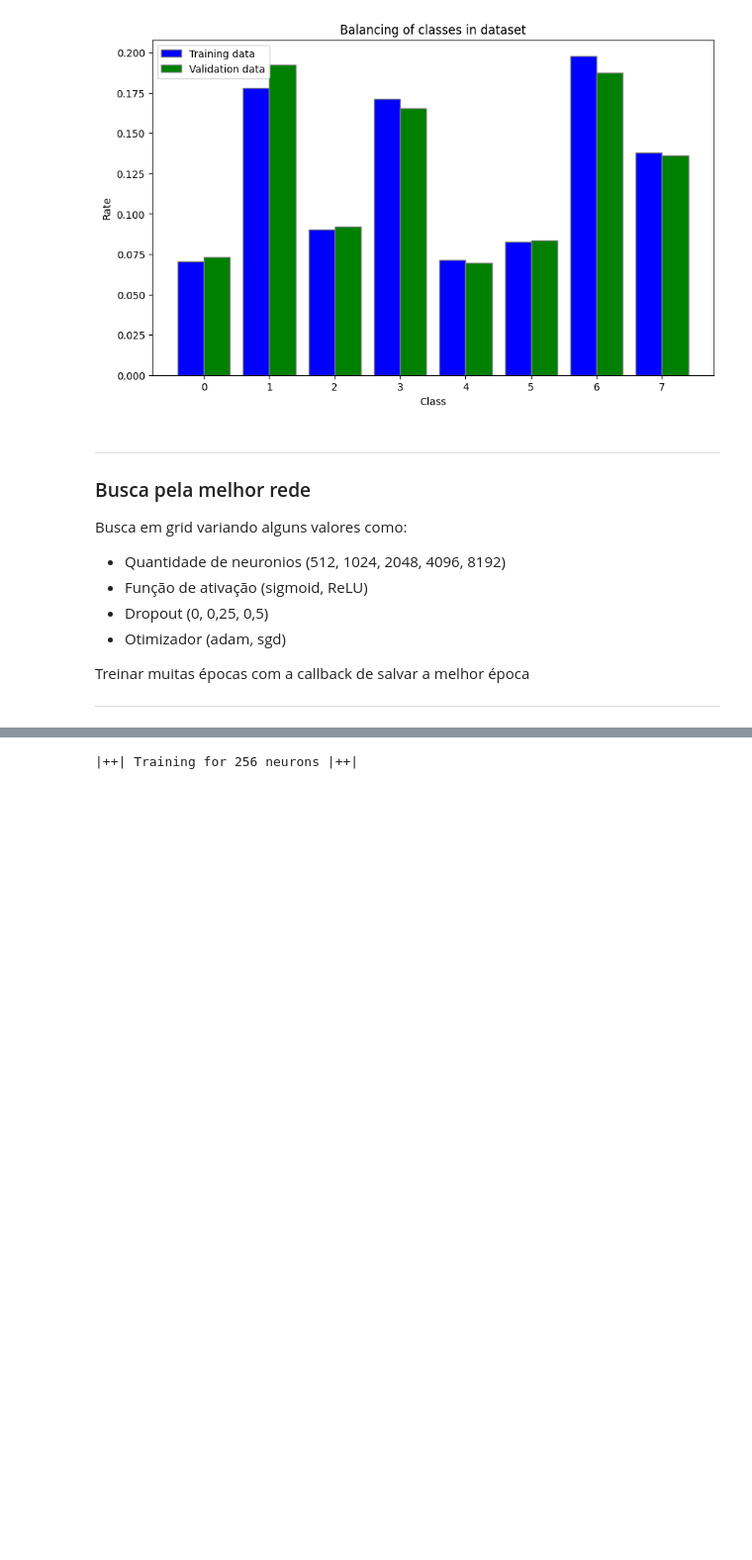
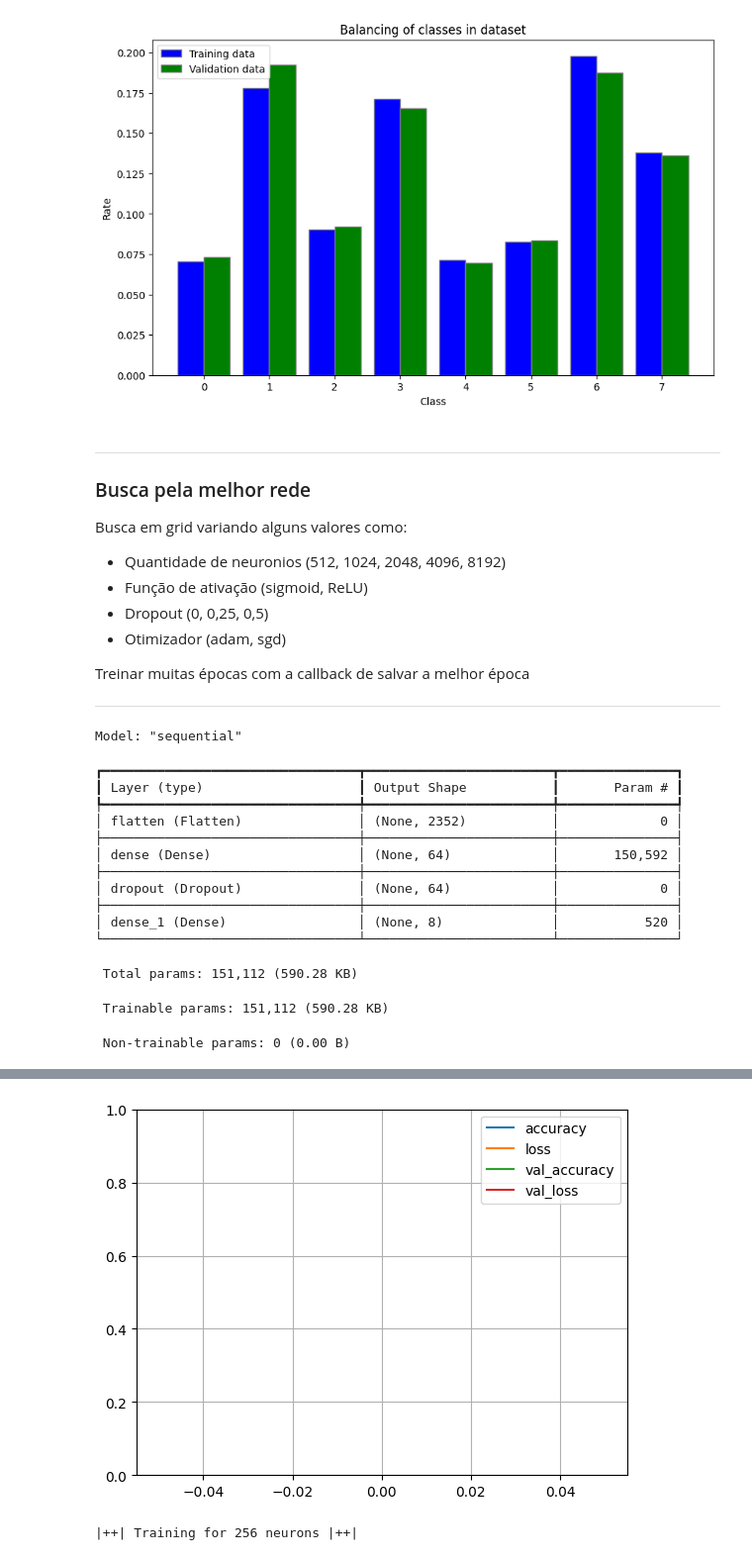
Before and after one commit to toffanetto/IA048_Project_1, a Jupyter notebook: 3-Neural_Network/src/mlp_simple.ipynb, the cells around one changed output, grey strips where cells are left out. Shown at 99% size. Drawn from its saved outputs; the diff is of its cells as text; code cells hidden in the pictures; blank space fills up the shorter version.

```diff
--- a/3-Neural_Network/src/mlp_simple.ipynb
+++ b/3-Neural_Network/src/mlp_simple.ipynb
@@ -185,14 +187,30 @@ def build_and_test_mlp(n_neurons=64, activation_fnc="relu", dropout=0.0, optimiz
                        loss=loss,
                        accuracy=accuracy)
 
-    return model_specs, history
+    return model_specs, history, model
 # %%
 # Test custom model
 
-model_specs, history = build_and_test_mlp(epochs=100)
+model_specs, history, _ = build_and_test_mlp(epochs=100)
 
 pd.DataFrame(history.history).plot()
 plt.grid(True)
 plt.ylim([0,1])
 
 print(model_specs)
+# %% [output]
+Model: "sequential"
+┏━━━━━━━━━━━━━━━━━━━━━━━━━━━━━━━━━┳━━━━━━━━━━━━━━━━━━━━━━━━┳━━━━━━━━━━━━━━━┓
+┃ Layer (type)                    ┃ Output Shape           ┃       Param # ┃
+┡━━━━━━━━━━━━━━━━━━━━━━━━━━━━━━━━━╇━━━━━━━━━━━━━━━━━━━━━━━━╇━━━━━━━━━━━━━━━┩
+│ flatten (Flatten)               │ (None, 2352)           │             0 │
+├─────────────────────────────────┼────────────────────────┼───────────────┤
+│ dense (Dense)                   │ (None, 64)             │       150,592 │
+├─────────────────────────────────┼────────────────────────┼───────────────┤
+│ dropout (Dropout)               │ (None, 64)             │             0 │
+├─────────────────────────────────┼────────────────────────┼───────────────┤
+│ dense_1 (Dense)                 │ (None, 8)              │           520 │
+└─────────────────────────────────┴────────────────────────┴───────────────┘
+ Total params: 151,112 (590.28 KB)
+ Trainable params: 151,112 (590.28 KB)
+ Non-trainable params: 0 (0.00 B)
@@ -199,3 +220,4 @@ print(model_specs)
+[figure, added]
 # %%
 epochs = 500
 
```
Also changed, not shown: parts of 10 cells of this notebook, 15 other files.
